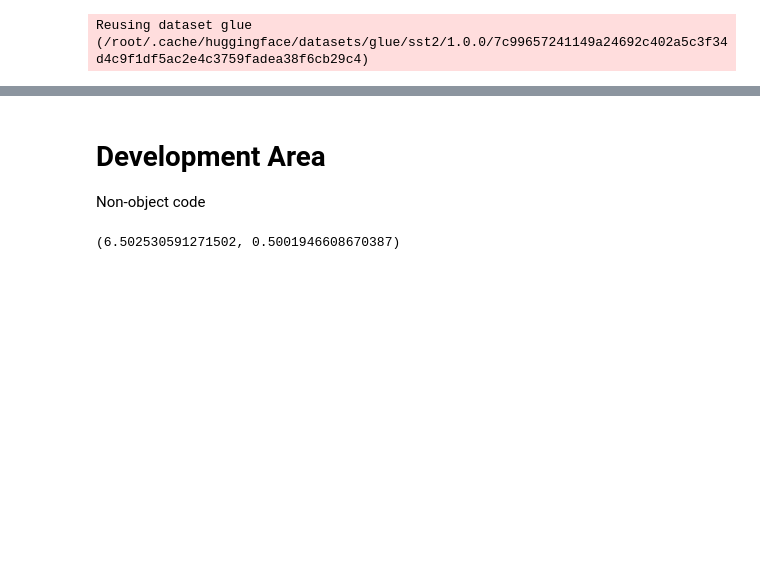
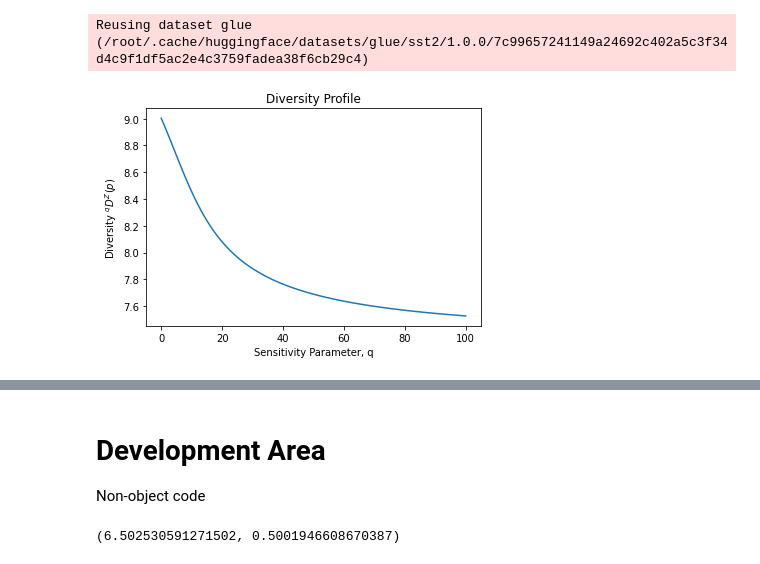
Before and after one commit to asakhala921/Sibyl_eval, a Jupyter notebook: text_diversity.ipynb, the cells around one changed output, grey strips where cells are left out. Drawn from its saved outputs; the diff is of its cells as text; code cells hidden in the pictures; blank space fills up the shorter version.

```diff
--- a/text_diversity.ipynb
+++ b/text_diversity.ipynb
@@ -167,6 +205,10 @@ train = load_dataset('glue', 'sst2')['train']
 train.rename_column_('sentence', 'text')
 # %% [output]
 Reusing dataset glue (/root/.cache/huggingface/datasets/glue/sst2/1.0.0/7c99657241149a24692c402a5c3f34d4c9f1df5ac2e4c3759fadea38f6cb29c4)
+# %%
+diversity_metric.get_diversity_profile(corpus1)
+# %% [output]
+[figure, added]
 # %%
 pp.pprint(corpus1)
 pp.pprint(diversity_metric(corpus1, q=1))
```
Also changed, not shown: parts of 5 cells of this notebook.
